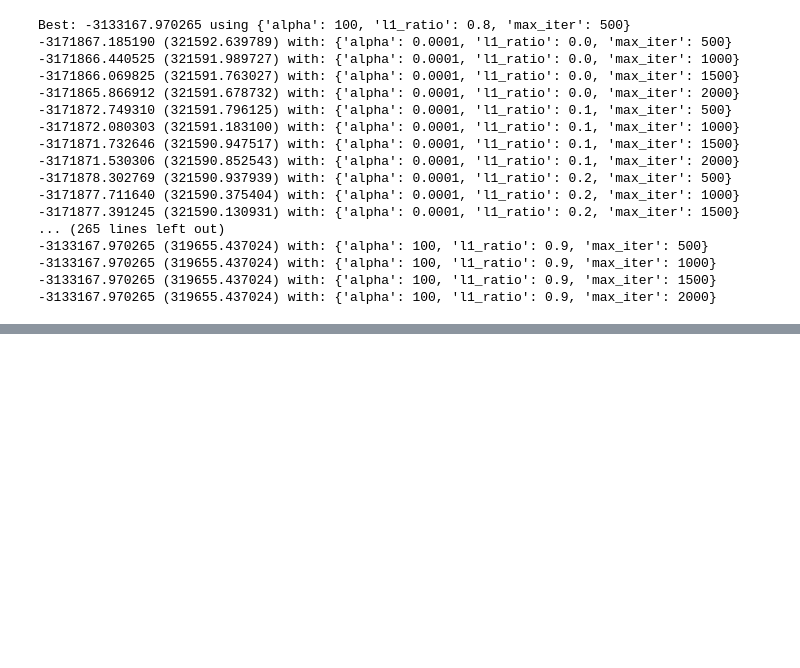
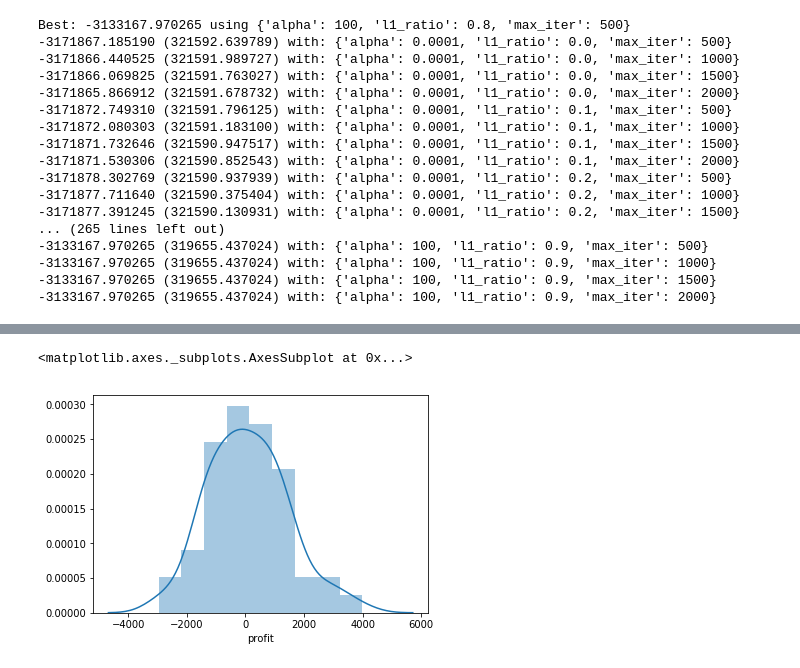
Before and after one commit to fhuadeen/TOW-Sprocket-Central-Data, a Jupyter notebook: TOW Sprocket Central Data.ipynb, the cells around one changed output, grey strips where cells are left out. Drawn from its saved outputs; the diff is of its cells as text; code cells hidden in the pictures; blank space fills up the shorter version.

```diff
--- a/TOW Sprocket Central Data.ipynb
+++ b/TOW Sprocket Central Data.ipynb
@@ -1100,0 +1212,21 @@ AttributeError: 'int' object has no attribute 'year'
+# %%
+from sklearn.pipeline import Pipeline
+from sklearn.preprocessing import StandardScaler
+from sklearn.preprocessing import OneHotEncoder
+from sklearn.compose import ColumnTransformer
+from sklearn.impute import SimpleImputer
+
+def pipeliner():
+    num_feats = ['past_3_years_bike_related_purchases', 'tenure', 'property_valuation', 'age']
+    cat_feats = ['gender', 'job_industry_category', 'wealth_segment', 'owns_car', 'state']
+
+    num_pipe = Pipeline([('Imputer', SimpleImputer(strategy='mean')), ('Scaler', StandardScaler())])
+    cat_pipe = Pipeline([('Imputer', SimpleImputer(strategy='most_frequent')), ('Encoder', OneHotEncoder())])
+
+    full_pipe = ColumnTransformer([('nums', num_pipe, num_feats), ('cats', cat_pipe, cat_feats)])
+
+    return full_pipe
+# %%
+pipeliner = pipeliner()
+train_cop_preprocessed = pipeliner.fit_transform(train_coX)
+train_cop_preprocessed
@@ -1100,0 +1247,3 @@ AttributeError: 'int' object has no attribute 'year'
+# %%
+test_cop_preprocessed = pipeliner.transform(some_test_copX)
+test_cop_preprocessed
@@ -1100,0 +1264,5 @@ AttributeError: 'int' object has no attribute 'year'
+# %%
+# retrain the model and make predictions on some test data
+model = ElasticNet(alpha = 100, l1_ratio=0.8, max_iter=2000)
+model.fit(train_cop_preprocessed, train_coY)
+predictions = model.predict(test_cop_preprocessed)
@@ -1100,0 +1298,6 @@ AttributeError: 'int' object has no attribute 'year'
+# %%
+# plotting the residual
+sns.distplot((some_test_copY - predictions))
+# %% [output]
+<matplotlib.axes._subplots.AxesSubplot at 0x...>
+[figure, added]
```
Also changed, not shown: parts of 38 cells of this notebook, 1 other file.
